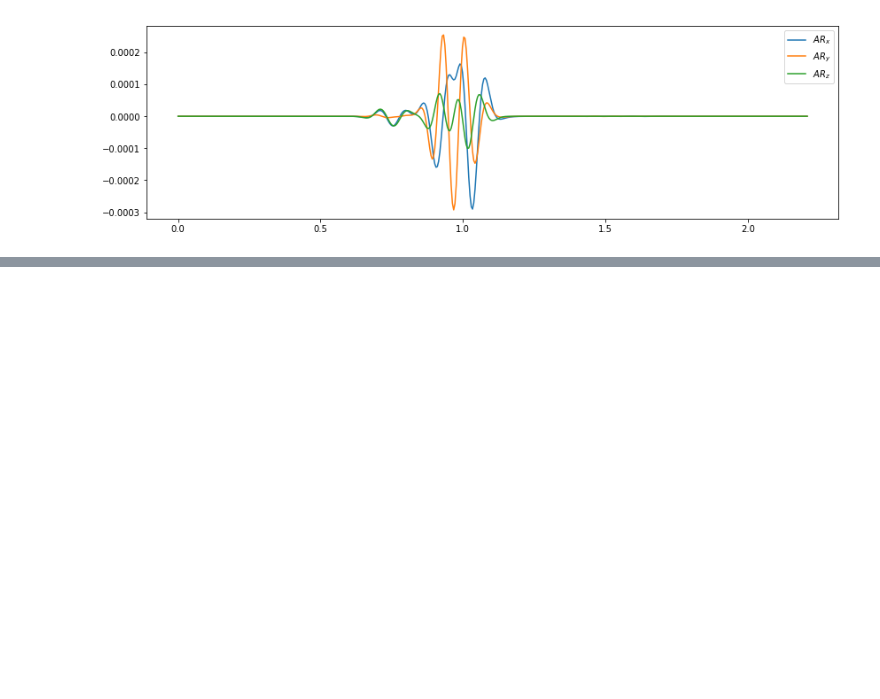
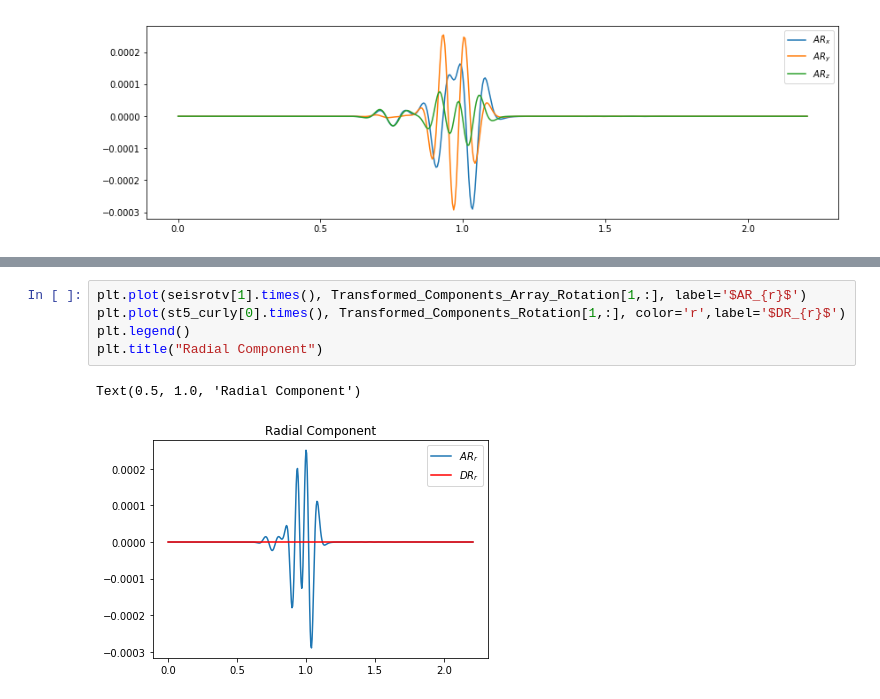
Before and after one commit to Anokhi1994/6C-Seismic-Observations, a Jupyter notebook: 3May.ipynb, the cells around one changed output, grey strips where cells are left out. Drawn from its saved outputs; the diff is of its cells as text; blank space fills up the shorter version.

```diff
--- a/3May.ipynb
+++ b/3May.ipynb
@@ -524,0 +578,8 @@ plt.legend()
+# %%
+plt.plot(seisrotv[1].times(), Transformed_Components_Array_Rotation[1,:], label='$AR_{r}$')
+plt.plot(st5_curly[0].times(), Transformed_Components_Rotation[1,:], color='r',label='$DR_{r}$')
+plt.legend()
+plt.title("Radial Component")
+# %% [output]
+Text(0.5, 1.0, 'Radial Component')
+[figure, added]
```
Also changed, not shown: parts of 7 cells of this notebook, 1 other file.
